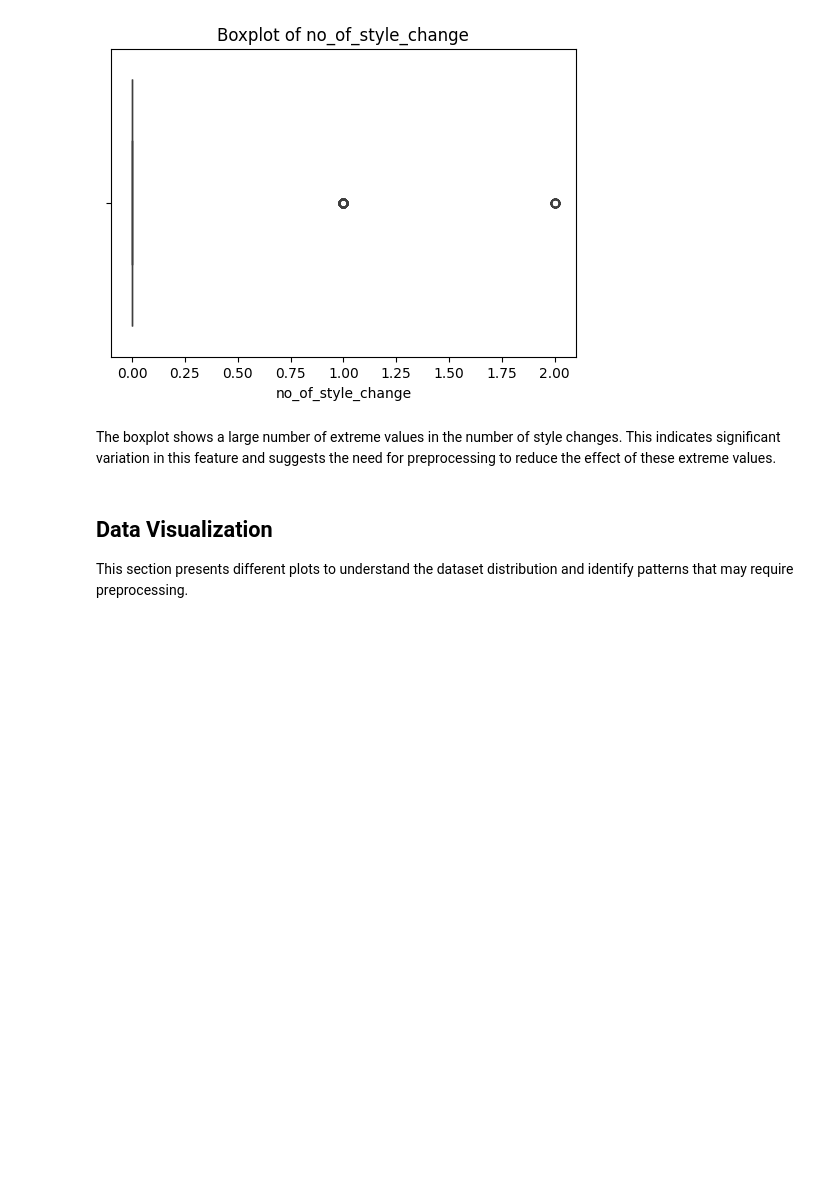
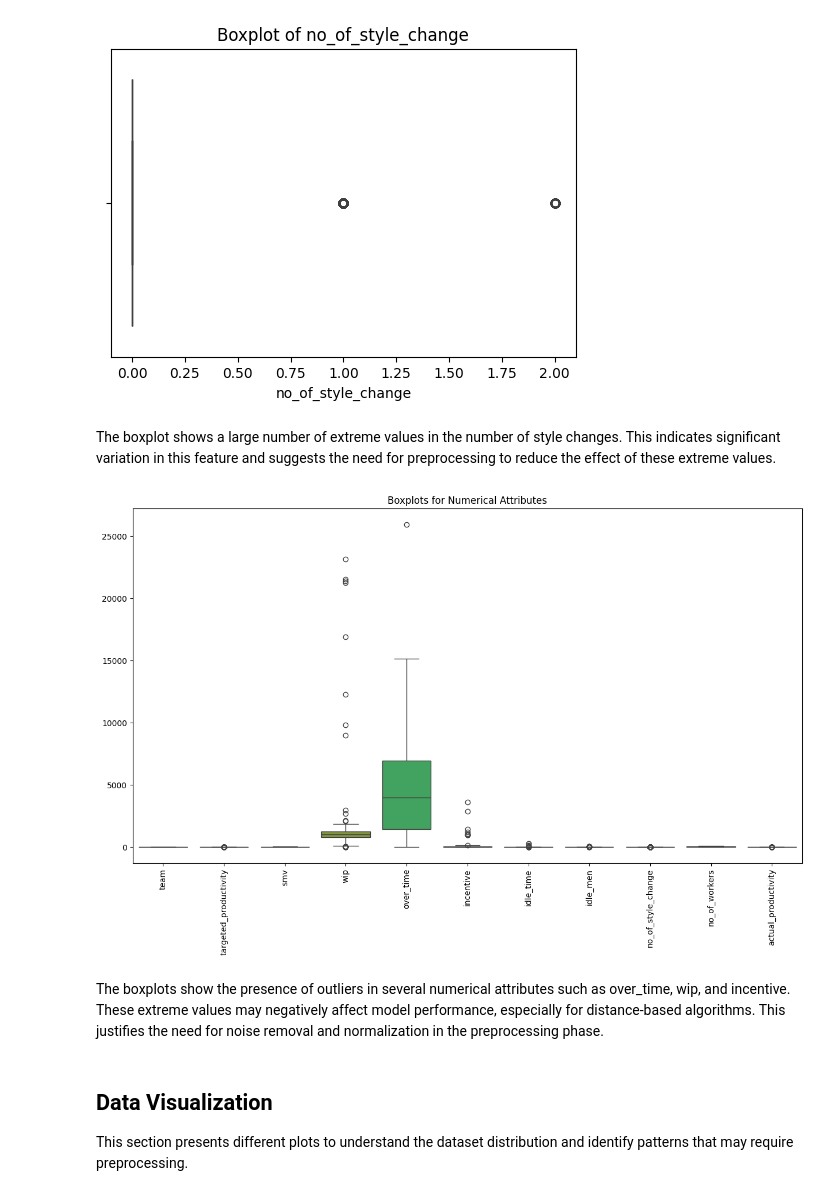
Before and after one commit to hind190/Data-Mining-Project-, a Jupyter notebook: phase2.ipynb, the cells around one changed output. Saved outputs shown, nothing was run; the diff lists cells and outputs as text; code cells hidden in the pictures; blank space fills up the shorter version.

```diff
--- a/phase2.ipynb
+++ b/phase2.ipynb
@@ -168,6 +168,20 @@ plt.show()
 [figure]
 # %% [markdown]
 The boxplot shows a large number of extreme values in the number of style changes. This indicates significant variation in this feature and suggests the need for preprocessing to reduce the effect of these extreme values.
+# %%
+numeric_cols = df.select_dtypes(include=['float64', 'int64']).columns
+
+plt.figure(figsize=(15,8))
+sns.boxplot(data=df[numeric_cols])
+plt.xticks(rotation=90)
+plt.title("Boxplots for Numerical Attributes")
+plt.show()
+# %% [output]
+[figure, added]
+# %% [markdown]
+The boxplots show the presence of outliers in several numerical attributes such as over_time, wip, and incentive.
+These extreme values may negatively affect model performance, especially for distance-based algorithms.
+This justifies the need for noise removal and normalization in the preprocessing phase.
 # %% [markdown]
 ## Data Visualization
 This section presents different plots to understand the dataset distribution and identify patterns that may require preprocessing.
```
